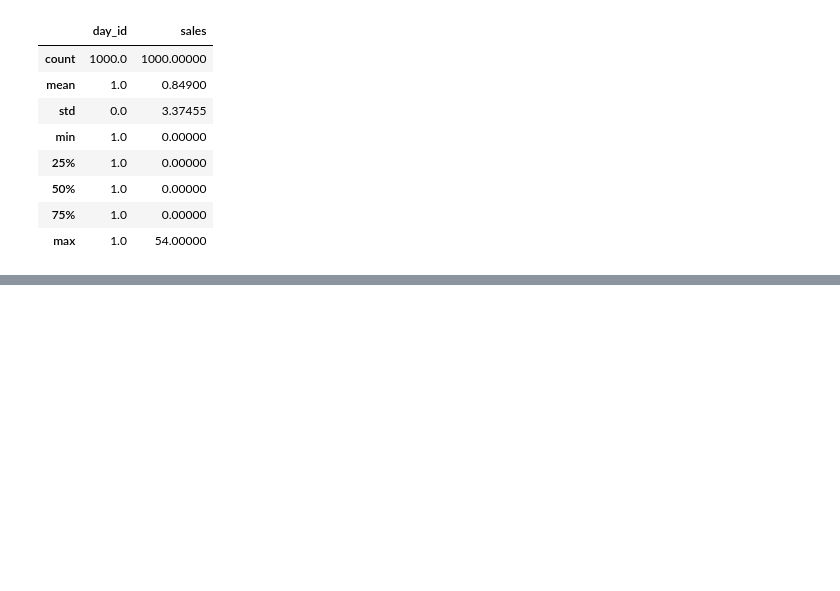
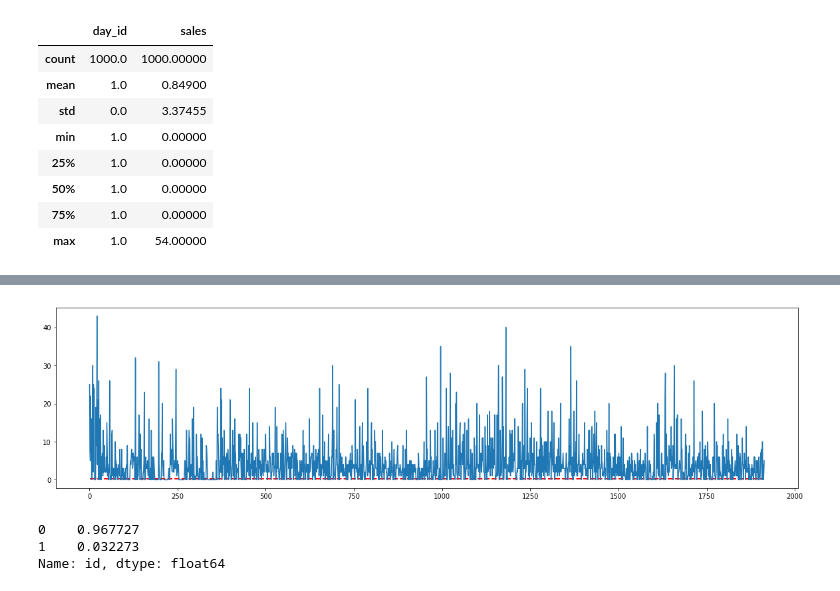
Before and after one commit to cluePrints/data-sci-fience, a Jupyter notebook: m5-forecasting-accuracy/0100. EDA.ipynb, the cells around one changed output, grey strips where cells are left out. Cells and saved outputs as stored; diff of their text form; code cells hidden in the pictures; blank space fills up the shorter version.

```diff
--- a/m5-forecasting-accuracy/0100. EDA.ipynb
+++ b/m5-forecasting-accuracy/0100. EDA.ipynb
@@ -445,0 +508,12 @@ df_sales_train_melt\
+# %%
+# this one is a bit more lively
+plot_item_series(df_sales_train_melt, 'HOBBIES_1_103_CA_1_validation')
+# %% [output]
+[figure, added]
+# %%
+# Note to self: wow, sales per day > avg monthly is stil something happening for 3% of series
+t['id'].value_counts().value_counts().astype('float') / float(len(sales_agg))
+# %% [output]
+0    0.967727
+1    0.032273
+Name: id, dtype: float64
```
Also changed, not shown: parts of 16 cells of this notebook.
